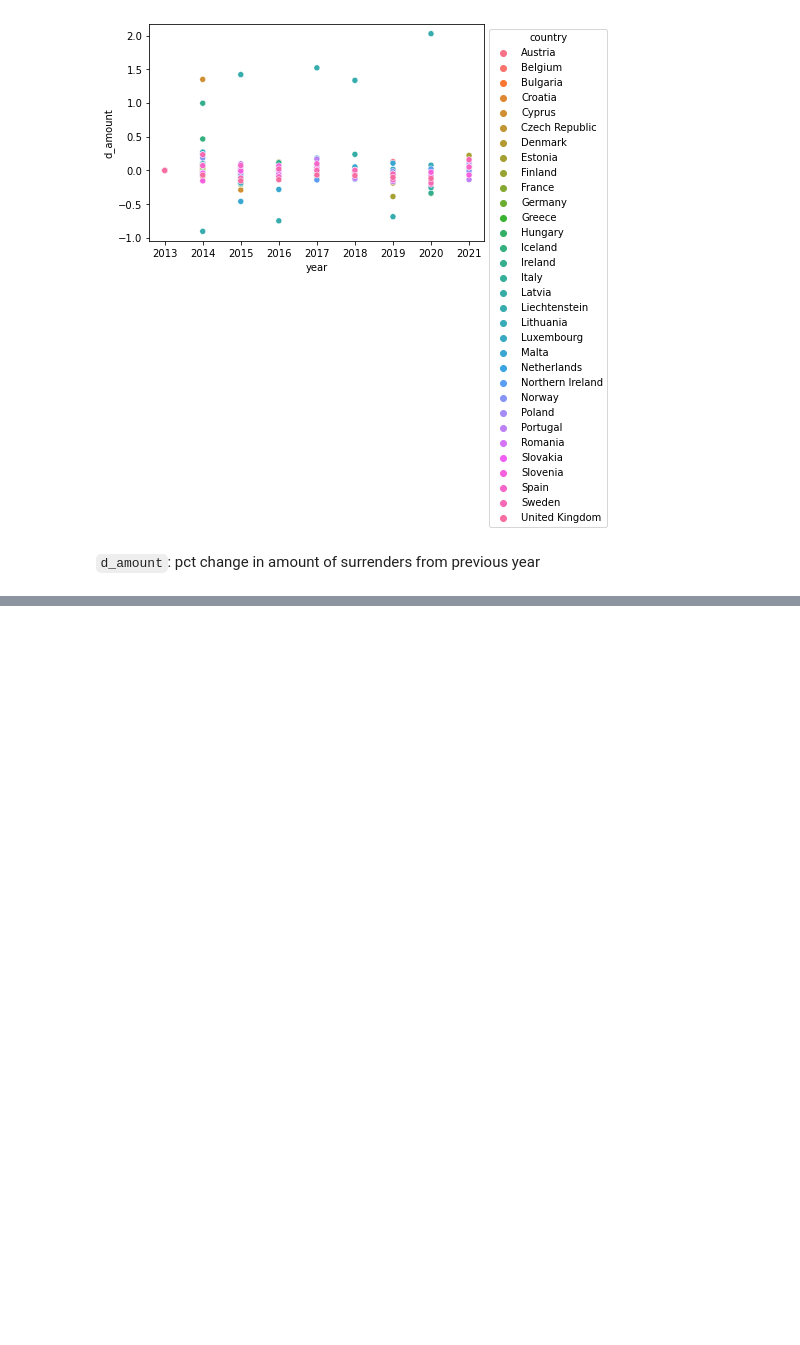
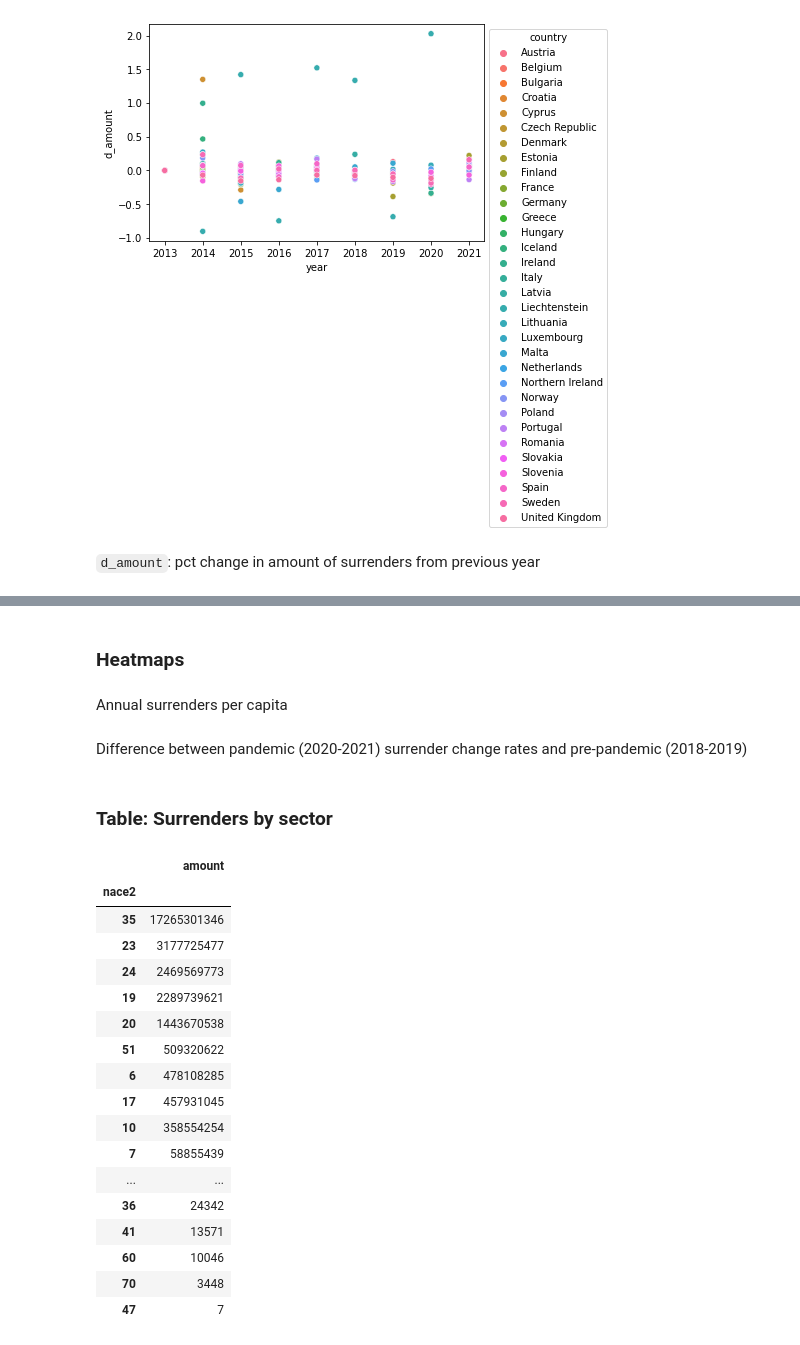
Before and after one commit to joshder/Emission-Trading, a Jupyter notebook: Code/Emissions Trading.ipynb, the cells around one changed output, grey strips where cells are left out. Saved outputs shown, nothing was run; the diff lists cells and outputs as text; code cells hidden in the pictures; blank space fills up the shorter version.

```diff
--- a/Code/Emissions Trading.ipynb
+++ b/Code/Emissions Trading.ipynb
@@ -524,0 +529,31 @@ Most notable: missing NACE, missing coordinates (google)
+# %% [markdown]
+### Heatmaps
+# %% [markdown]
+Annual surrenders per capita
+# %% [markdown]
+Difference between pandemic (2020-2021) surrender change rates and pre-pandemic (2018-2019)
+# %% [markdown]
+### Table: Surrenders by sector
+# %%
+surrender_by_sector = surrender[['amount', 'nace2']].groupby(['nace2']).sum()
+# %%
+surrender_by_sector.sort_values(by=['amount'], ascending = False)
+# %% [output]
+|  | amount |
+| nace2 |  |
+| 35 | 17265301346 |
+| 23 | 3177725477 |
+| 24 | 2469569773 |
+| 19 | 2289739621 |
+| 20 | 1443670538 |
+| 51 | 509320622 |
+| 6 | 478108285 |
+| 17 | 457931045 |
+| 10 | 358554254 |
+| 7 | 58855439 |
+| ... | ... |
+| 36 | 24342 |
+| 41 | 13571 |
+| 60 | 10046 |
+| 70 | 3448 |
+| 47 | 7 |
```
Also changed, not shown: parts of 41 cells of this notebook.
